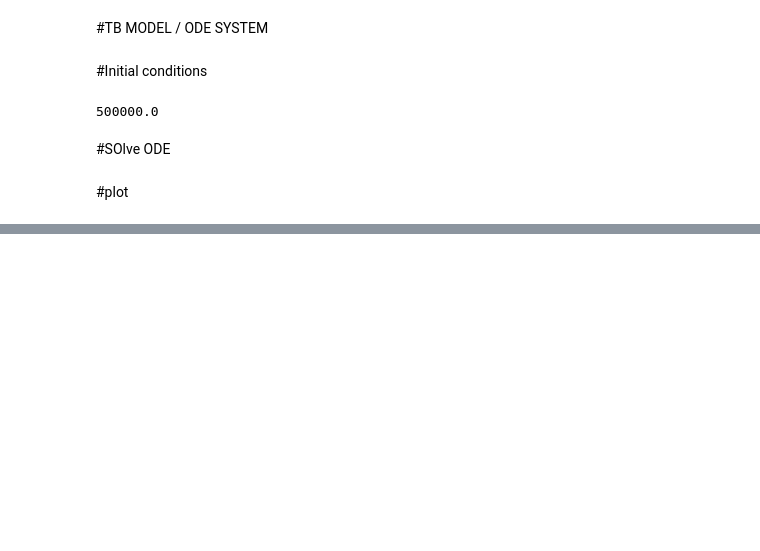
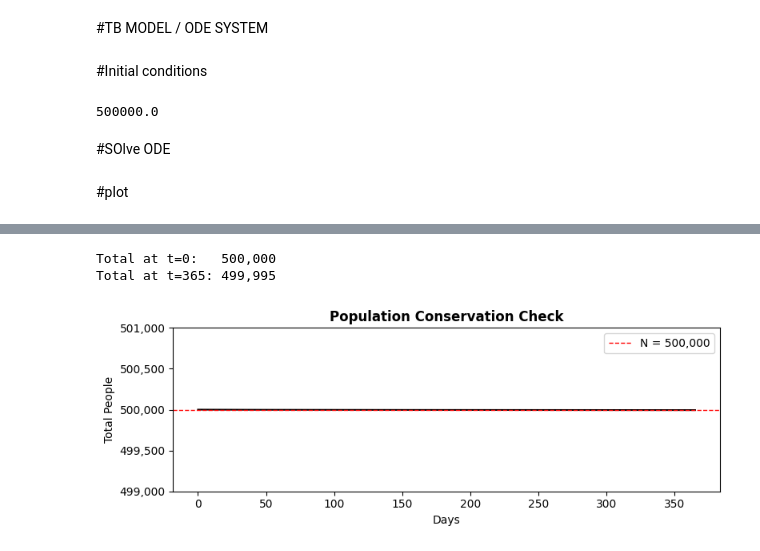
Before and after one commit to Ademola-Olorunnisola/TB-Estimator, a Jupyter notebook: Simulation.ipynb, the cells around one changed output, grey strips where cells are left out. Cells and saved outputs as stored; diff of their text form; code cells hidden in the pictures; blank space fills up the shorter version.

```diff
--- a/Simulation.ipynb
+++ b/Simulation.ipynb
@@ -93,0 +108,24 @@ for y, title, _ in compartment_plots:
+# %%
+total = S + V + E + I + T + R
+
+print(f"Total at t=0:   {total[0]:,.0f}")
+print(f"Total at t=365: {total[-300]:,.0f}")
+
+plt.figure(figsize=(8, 3), facecolor='white')
+ax = plt.gca()
+ax.set_facecolor('white')
+ax.plot(t, total, color='black', linewidth=1.5)
+ax.axhline(500000, color='red', linestyle='--', linewidth=1, label='N = 500,000')
+ax.set_ylim(499000, 501000)   # ← force a sensible range
+ax.set_title("Population Conservation Check", fontweight='bold')
+ax.set_xlabel("Days")
+ax.set_ylabel("Total People")
+ax.ticklabel_format(useOffset=False, style='plain')
+ax.yaxis.set_major_formatter(plt.FuncFormatter(lambda x, _: f"{int(x):,}"))
+ax.legend()
+plt.tight_layout()
+plt.show()
+# %% [output]
+Total at t=0:   500,000
+Total at t=365: 499,995
+[figure, added]
```
Also changed, not shown: parts of 8 cells of this notebook.
